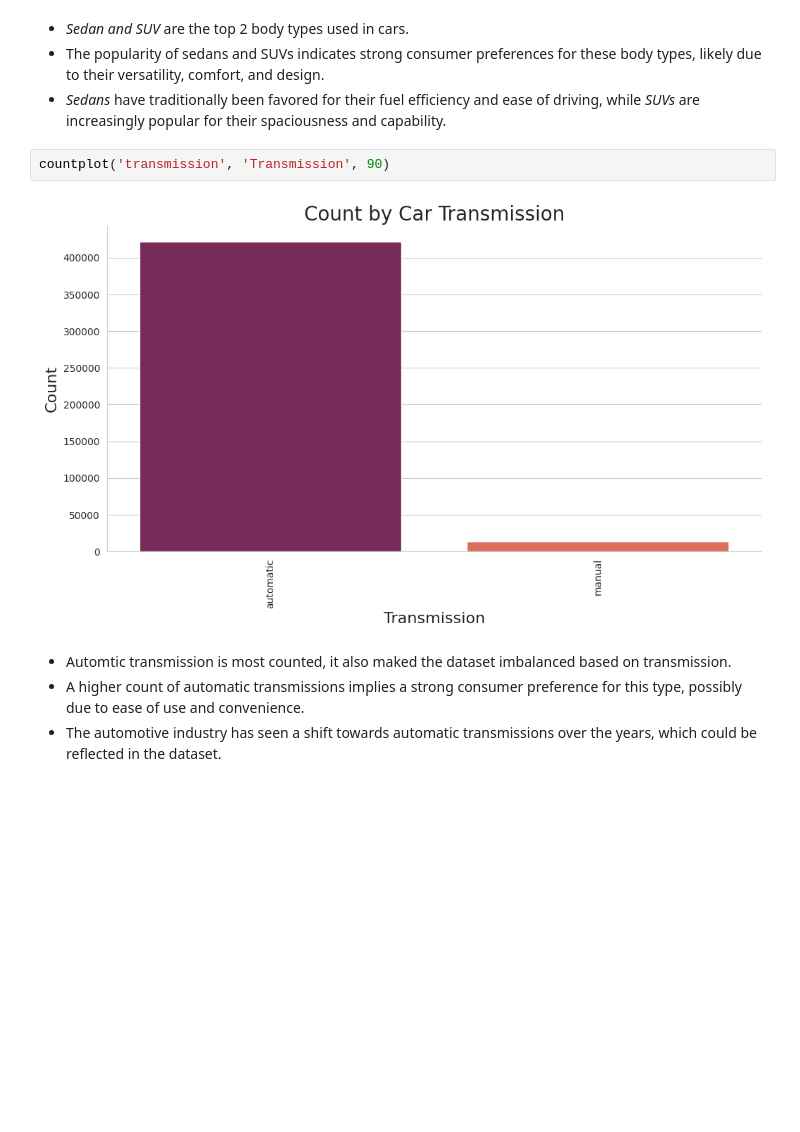
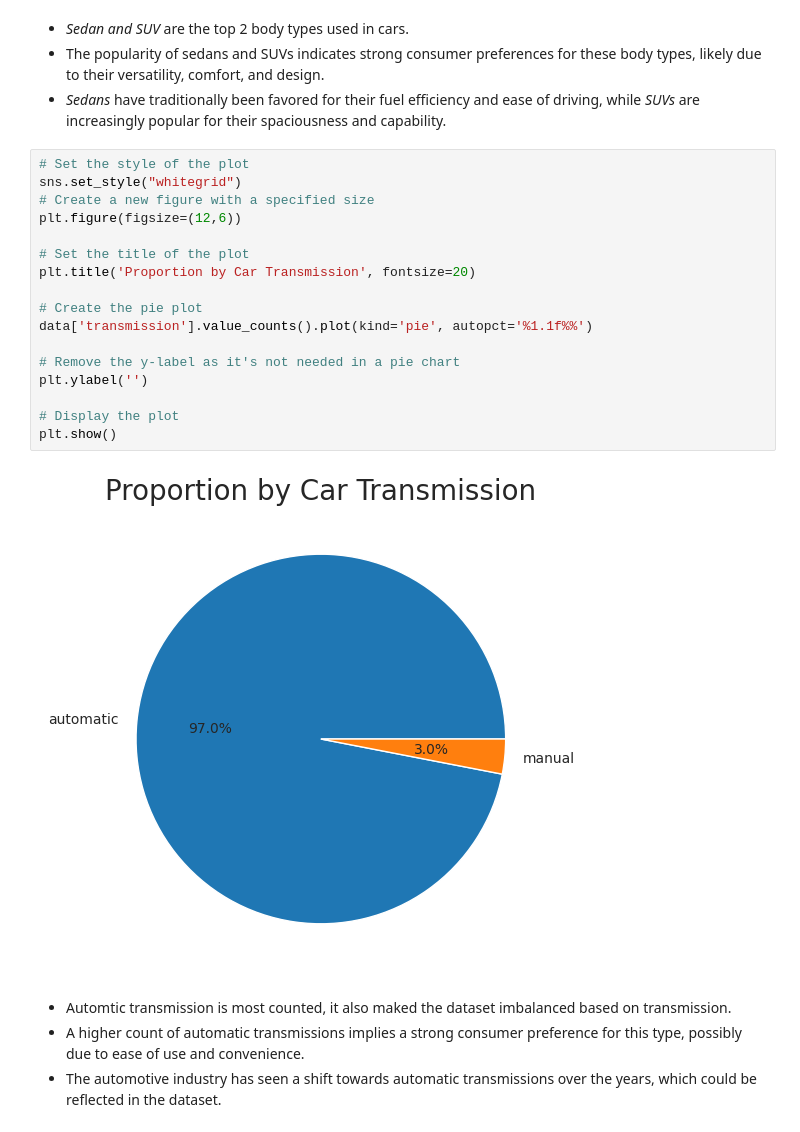
Before and after one commit to totargaming/VehicleSalesReport, a Jupyter notebook: vehicle-sales-eda.ipynb, the cells around one changed output. Saved outputs shown, nothing was run; the diff lists cells and outputs as text; blank space fills up the shorter version.

```diff
--- a/vehicle-sales-eda.ipynb
+++ b/vehicle-sales-eda.ipynb
@@ -321,9 +321,24 @@ countplot('body', 'Body', 90, (18,6))
 * The popularity of sedans and SUVs indicates strong consumer preferences for these body types, likely due to their versatility, comfort, and design.
 * *Sedans* have traditionally been favored for their fuel efficiency and ease of driving, while *SUVs* are increasingly popular for their spaciousness and capability.
 # %%
-countplot('transmission', 'Transmission', 90)
+# Set the style of the plot
+sns.set_style("whitegrid")
+# Create a new figure with a specified size
+plt.figure(figsize=(12,6))
+
+# Set the title of the plot
+plt.title('Proportion by Car Transmission', fontsize=20)
+
+# Create the pie plot
+data['transmission'].value_counts().plot(kind='pie', autopct='%1.1f%%')
+
+# Remove the y-label as it's not needed in a pie chart
+plt.ylabel('')
+
+# Display the plot
+plt.show()
 # %% [output]
-[figure, old version]
+[figure, new version]
 # %% [markdown]
 * Automtic transmission is most counted, it also maked the dataset imbalanced based on transmission.
 * A higher count of automatic transmissions implies a strong consumer preference for this type, possibly due to ease of use and convenience.
```
Also changed, not shown: parts of 1 cell of this notebook.
